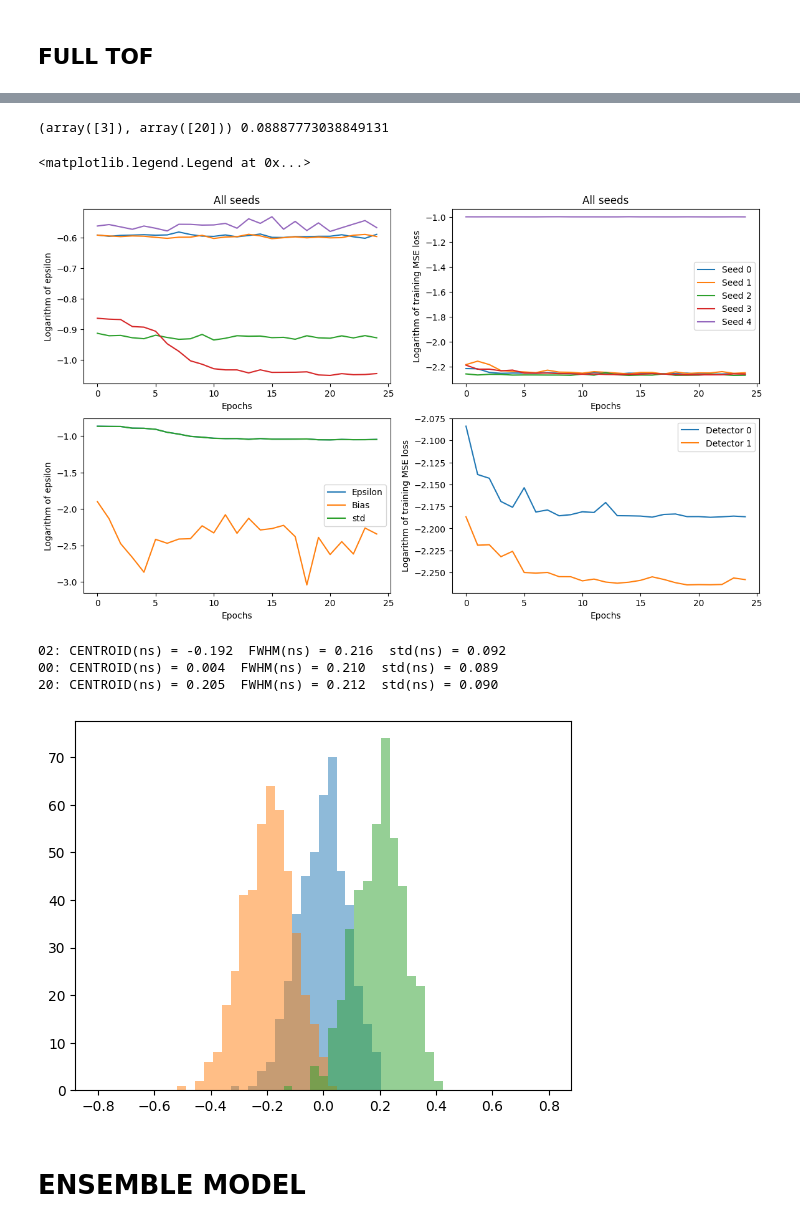
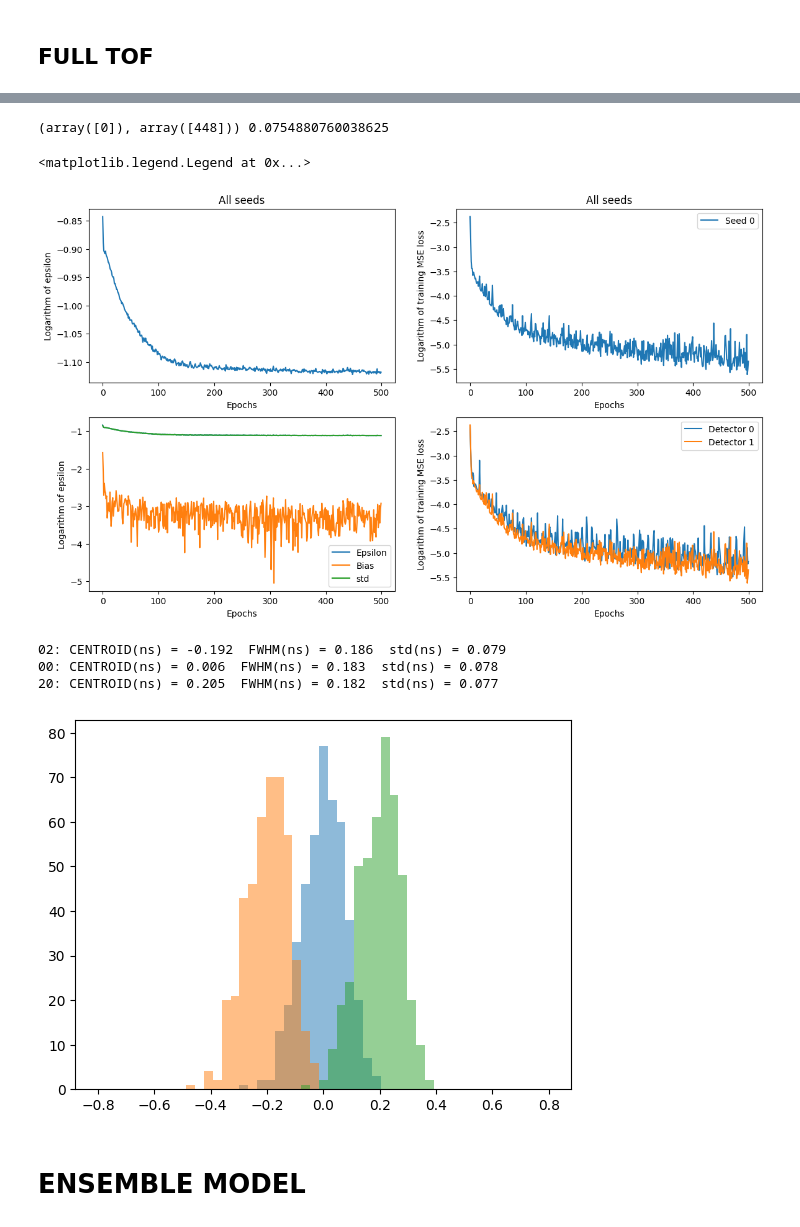
Before and after one commit to wjosefw/Signal-processing-with-Neural-networks, a Jupyter notebook: DEEP_TIMING_CONVOLUTIONAL.ipynb, the cells around one changed output, grey strips where cells are left out. Saved outputs shown, nothing was run; the diff lists cells and outputs as text; code cells hidden in the pictures.

```diff
--- a/DEEP_TIMING_CONVOLUTIONAL.ipynb
+++ b/DEEP_TIMING_CONVOLUTIONAL.ipynb
@@ -78,14 +78,13 @@ New time step: 0.0250
 # %%
 #------------------------------------- Define number of training examples --------------------------------
 Ntrain_practicas = int(0.8*new_pulsos_practica.shape[0])
-Ncasos_sim = 100
+Ncasos_sim = 1
 Nc = 2
 
 #------------------------------------- Basic definitions for sim pulses -----------------------------
-t = np.linspace(0,Nt,Nt_new)
-#t0 = 65 + np.random.randint(5, size=Ncasos)
-#t0 = 600 + np.random.randint(100, size = Ncasos)
+t = np.linspace(0, Nt, Nt_new)
 t0 = 78 + np.random.randint(5, size = Ncasos_sim)
+#t0 = 600 + np.random.randint(100, size = Ncasos_sim)
 # %% [markdown]
 # **TRAINING IN COINCIDENCE**
 # %%
@@ -331,6 +322,6 @@ test_dec1_20 = np.stack((REFERENCE_PULSE_dec1[:,:,0], validation_data_20[:,:,1])
 # %%
-epochs = 10
-num_semillas = 10
+epochs = 500
+num_semillas = 1
 
 epsilon = []
 bias = []
@@ -347,8 +338,8 @@ for i in range(num_semillas):
   model_dec0 = model_definition_convolutional(int(stop-start))
   model_dec1 = model_definition_convolutional(int(stop-start))
 
-  opt_dec0 = tf.keras.optimizers.AdamW(learning_rate = 5e-3)
-  opt_dec1 = tf.keras.optimizers.AdamW(learning_rate = 5e-3)
+  opt_dec0 = tf.keras.optimizers.AdamW(learning_rate = 5e-4)
+  opt_dec1 = tf.keras.optimizers.AdamW(learning_rate = 5e-4)
 
   model_dec0.compile(optimizer = opt_dec0,loss = 'MSE')
   model_dec1.compile(optimizer = opt_dec1,loss = 'MSE')
@@ -364,8 +355,8 @@ for i in range(num_semillas):
 
   for epoch in range(epochs):
 
-     history_dec0 = model_dec0.fit(trainX_dec0, REF_train_dec0, epochs = 150, batch_size = 64, verbose = 0)
-     history_dec1 = model_dec1.fit(trainX_dec1, REF_train_dec1, epochs = 150, batch_size = 64, verbose = 0)
+     history_dec0 = model_dec0.fit(trainX_dec0, REF_train_dec0, epochs = 4, batch_size = 64, verbose = 0)
+     history_dec1 = model_dec1.fit(trainX_dec1, REF_train_dec1, epochs = 4, batch_size = 64, verbose = 0)
 
      loss_dec0.append(history_dec0.history['loss'][-1])
      loss_dec1.append(history_dec1.history['loss'][-1])
@@ -393,8 +384,8 @@ for i in range(num_semillas):
      TOFN_02_epoch.append(TOFN_02)
      TOFN_20_epoch.append(TOFN_20)
 
-     centroid_02 = -1*np.mean(TOFN_02) + np.mean(TOFN_00)
-     centroid_20 = -1*np.mean(TOFN_20) + np.mean(TOFN_00)
+     centroid_02 = np.mean(TOFN_02) - np.mean(TOFN_00)
+     centroid_20 = np.mean(TOFN_20) - np.mean(TOFN_00)
      mean_error_centroid = (abs(centroid_02 + 0.2) + abs(centroid_20 - 0.2)) / 2
      mean_std = (np.std(TOFN_00) +  np.std(TOFN_02) + np.std(TOFN_20)) / 3
 
@@ -418,8 +409,8 @@ for i in range(num_semillas):
   tf.keras.backend.clear_session()
 
 epsilon = np.array(epsilon, dtype = 'object')
-bias = np.array(bias, dtype='object')
-std = np.array(std, dtype='object')
+bias = np.array(bias, dtype = 'object')
+std = np.array(std, dtype = 'object')
 
 training_loss_dec0 = np.array(training_loss_dec0, dtype = 'object')
 training_loss_dec1 = np.array(training_loss_dec1, dtype = 'object')
@@ -430,6 +439,6 @@ TOFN_20_array = np.array(TOFN_20_list, dtype = 'object')
 # %%
-epsilon = np.array(epsilon, dtype='float64')
-bias = np.array(bias, dtype='float64')
+epsilon = np.array(epsilon, dtype = 'float64')
+bias = np.array(bias, dtype = 'float64')
 std = np.array(std, dtype = 'float64')
 
 training_loss_dec0 = np.array(training_loss_dec0, dtype = 'float64')
@@ -437,60 +446,60 @@ training_loss_dec1 = np.array(training_loss_dec1, dtype = 'float64')
 
 
 print(np.where(epsilon == np.min(epsilon)), np.min(epsilon))
-index = 3
+index = 0
 plt.figure(figsize=(14,8))
 
 plt.subplot(2,2,1)
 for i in range(epsilon.shape[0]):
   plt.plot(np.log10(epsilon[i,:]))
-  #plt.plot(np.log10(bias[i,:]))
+  #plt.plot(np.log10(std[i,:]))
 plt.ylabel('Logarithm of epsilon')
 plt.xlabel('Epochs')
 plt.title('All seeds')
 
 plt.subplot(2,2,2)
 for i in range(training_loss_dec0.shape[0]):
   label = 'Seed' + ' ' + str(i)
-  #plt.plot(np.log10(training_loss_dec0[i,:]),label=label)
-  plt.plot(np.log10(training_loss_dec1[i,:]),label=label)
+  #plt.plot(np.log10(training_loss_dec0[i,:]), label = label)
+  plt.plot(np.log10(training_loss_dec1[i,:]), label = label)
 plt.legend()
 plt.ylabel('Logarithm of training MSE loss')
 plt.xlabel('Epochs')
 plt.title('All seeds')
 
 
 plt.subplot(2,2,3)
 plt.plot(np.log10(epsilon[index,:]), label = 'Epsilon')
 plt.plot(np.log10(bias[index,:]), label = 'Bias')
 plt.plot(np.log10(std[index,:]), label = 'std')
 plt.legend()
 plt.ylabel('Logarithm of epsilon')
 plt.xlabel('Epochs')
 
 plt.subplot(2,2,4)
-plt.plot(np.log10(training_loss_dec0[index,:]),label='Detector 0')
-plt.plot(np.log10(training_loss_dec1[index,:]),label='Detector 1')
+plt.plot(np.log10(training_loss_dec0[index,:]), label = 'Detector 0')
+plt.plot(np.log10(training_loss_dec1[index,:]), label = 'Detector 1')
 plt.ylabel('Logarithm of training MSE loss')
 plt.xlabel('Epochs')
 
 plt.legend()
 # %% [output]
-(array([3]), array([20])) 0.08887773038849131
+(array([0]), array([448])) 0.0754880760038625
 <matplotlib.legend.Legend at 0x...>
-[figure, old version]
+[figure, new version]
 # %%
-epoch = 20
+epoch = 448
 #------------------------------------------- Histogram and gaussian fit -----------------------------------------------
 nbins = 51
-histogN_V82, binsN, patchesN  = plt.hist(-1*(TOFN_00_array[index,epoch,:]) + np.mean(TOFN_00_array[index,epoch,:]), bins = nbins, range = [-0.8,0.8], alpha = 0.5);
+histogN_V82, binsN, patchesN  = plt.hist(TOFN_00_array[index,epoch,:] - np.mean(TOFN_00_array[index,epoch,:]), bins = nbins, range = [-0.8,0.8], alpha = 0.5);
 cbinsN = 0.5*(binsN[1:]+binsN[0:-1])
 HN, AN, x0N_00, sigmaN_00 = gauss_fit(cbinsN, histogN_V82)
 
-histogN_V82, binsN, patchesN  = plt.hist(-1*(TOFN_02_array[index,epoch,:]) + np.mean(TOFN_00_array[index,epoch,:]), bins = nbins, range = [-0.8,0.8], alpha = 0.5);
+histogN_V82, binsN, patchesN  = plt.hist(TOFN_02_array[index,epoch,:] - np.mean(TOFN_00_array[index,epoch,:]), bins = nbins, range = [-0.8,0.8], alpha = 0.5);
 cbinsN = 0.5*(binsN[1:]+binsN[0:-1])
 HN, AN, x0N_02, sigmaN_02 = gauss_fit(cbinsN, histogN_V82)
 
-histogN_V82, binsN, patchesN  = plt.hist(-1*(TOFN_20_array[index,epoch,:]) + np.mean(TOFN_00_array[index,epoch,:]), bins = nbins, range = [-0.8,0.8], alpha = 0.5);
+histogN_V82, binsN, patchesN  = plt.hist(TOFN_20_array[index,epoch,:] - np.mean(TOFN_00_array[index,epoch,:]), bins = nbins, range = [-0.8,0.8], alpha = 0.5);
 cbinsN = 0.5*(binsN[1:]+binsN[0:-1])
 HN, AN, x0N_20, sigmaN_20 = gauss_fit(cbinsN, histogN_V82)
 
@@ -505,10 +514,10 @@ print("02: CENTROID(ns) = %.3f  FWHM(ns) = %.3f  std(ns) = %.3f" % (x0N_02, FWHM
 print("00: CENTROID(ns) = %.3f  FWHM(ns) = %.3f  std(ns) = %.3f" % (x0N_00, FWHMN_00, sigmaN_00))
 print("20: CENTROID(ns) = %.3f  FWHM(ns) = %.3f  std(ns) = %.3f" % (x0N_20, FWHMN_20, sigmaN_20))
 # %% [output]
-02: CENTROID(ns) = -0.192  FWHM(ns) = 0.216  std(ns) = 0.092
-00: CENTROID(ns) = 0.004  FWHM(ns) = 0.210  std(ns) = 0.089
-20: CENTROID(ns) = 0.205  FWHM(ns) = 0.212  std(ns) = 0.090
+02: CENTROID(ns) = -0.192  FWHM(ns) = 0.186  std(ns) = 0.079
+00: CENTROID(ns) = 0.006  FWHM(ns) = 0.183  std(ns) = 0.078
+20: CENTROID(ns) = 0.205  FWHM(ns) = 0.182  std(ns) = 0.077
-[figure, old version]
+[figure, new version]
 # %% [markdown]
 # **ENSEMBLE MODEL**
 # %%
```
Also changed, not shown: parts of 9 cells of this notebook.
